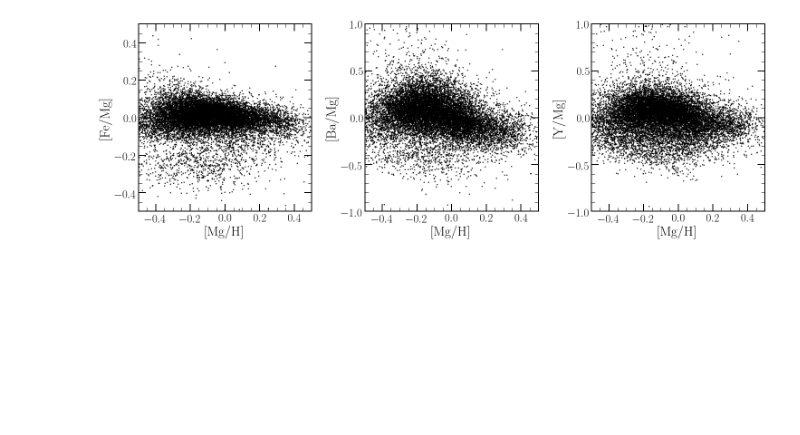
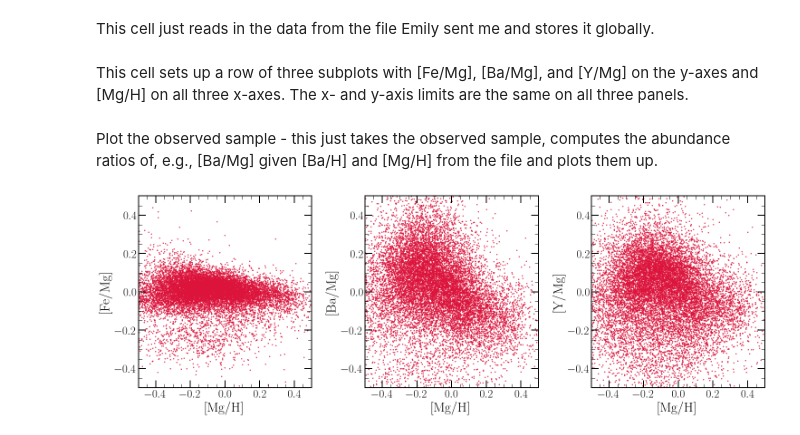
Before and after one commit to giganano/AGBmigration, a Jupyter notebook: notebooks/Emily_mock_data.ipynb, the cells around one changed output. Cells and saved outputs as stored; diff of their text form; code cells hidden in the pictures; blank space fills up the shorter version.

Commit message:
Emily's mock sample

```diff
--- a/notebooks/Emily_mock_data.ipynb
+++ b/notebooks/Emily_mock_data.ipynb
@@ -26,4 +26,6 @@ mpl.rcParams["ytick.right"] = True
 mpl.rcParams["xtick.top"] = True
 mpl.rcParams["xtick.minor.visible"] = True
 mpl.rcParams["ytick.minor.visible"] = True
+# %% [markdown]
+This cell just reads in the data from the file Emily sent me and stores it globally.
 # %%
@@ -36,40 +37,45 @@ data = {
     "ba": [row[3] for row in raw],
     "y": [row[4] for row in raw]
 }
+# %% [markdown]
+This cell sets up a row of three subplots with [Fe/Mg], [Ba/Mg], and [Y/Mg] on the y-axes and [Mg/H] on all three x-axes. The x- and y-axis limits are the same on all three panels.
 # %%
 def setup_axes():
     fig = plt.figure(figsize = (21, 7), facecolor = "white")
     xlabel = "[Mg/H]"
     ylabels = ["[Fe/Mg]", "[Ba/Mg]", "[Y/Mg]"]
     xlim = [-0.5, 0.5]
-    ylim = [[-0.5, 0.5], [-1.0, 1.0], [-1.0, 1.0]]
+    ylim = [-0.5, 0.5]
     axes = []
     for i in range(3):
         axes.append(fig.add_subplot(131 + i))
         axes[i].set_xlabel(xlabel)
         axes[i].set_ylabel(ylabels[i])
         axes[i].set_xlim(xlim)
-        axes[i].set_ylim(ylim[i])
-        if i: axes[i].set_yticks([-1. + 0.5 * _ for _ in range(5)])
+        axes[i].set_ylim(ylim)
     return axes
+# %% [markdown]
+Plot the observed sample - this just takes the observed sample, computes the abundance ratios of, e.g., [Ba/Mg] given [Ba/H] and [Mg/H] from the file and plots them up.
 # %%
 axes = setup_axes()
 
 def ratio(x, y):
     # compute [X/Y] given the list of [X/H] and [Y/H]
     return [a - b for a, b in zip(x, y)]
 
 kwargs = {
-    "c": mpl.colors.get_named_colors_mapping()["black"],
+    "c": mpl.colors.get_named_colors_mapping()["crimson"],
     "marker": ".",
-    "s": 10
+    "s": 10,
+    "rasterized": True
 }
 
 axes[0].scatter(data["mg"], ratio(data["fe"], data["mg"]), **kwargs)
 axes[1].scatter(data["mg"], ratio(data["ba"], data["mg"]), **kwargs)
 axes[2].scatter(data["mg"], ratio(data["y"], data["mg"]), **kwargs)
 
 plt.tight_layout()
+plt.savefig("Emily_observed_sample.pdf")
 plt.show()
 # %% [output]
-[figure, old version]
+[figure, new version]
```
Also changed, not shown: parts of 5 cells of this notebook, 3 other files.
